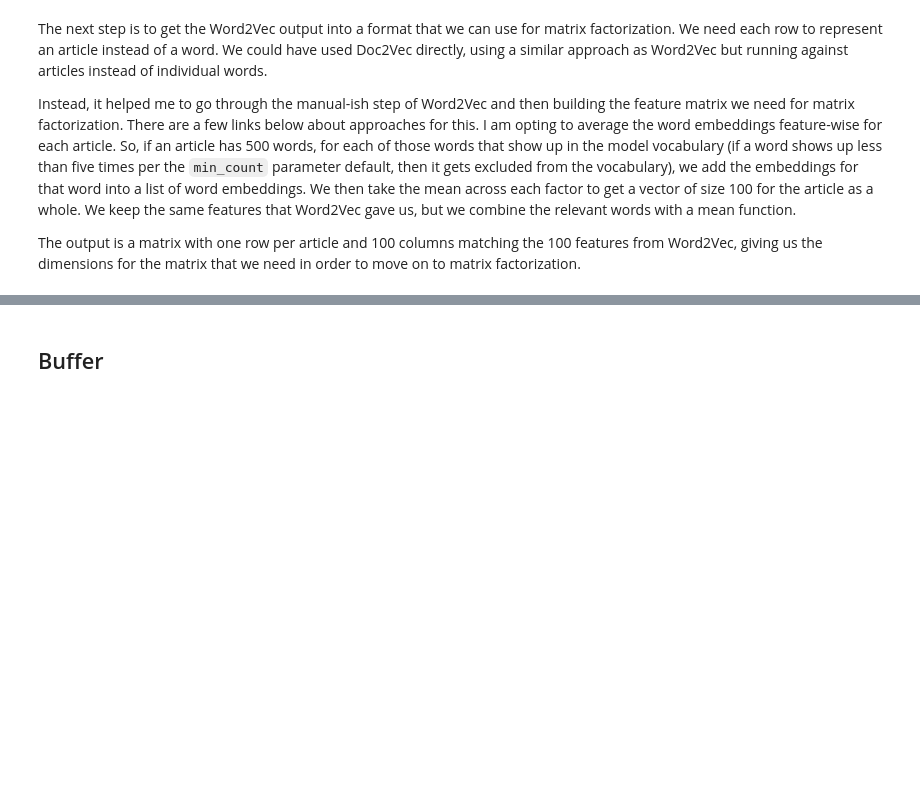
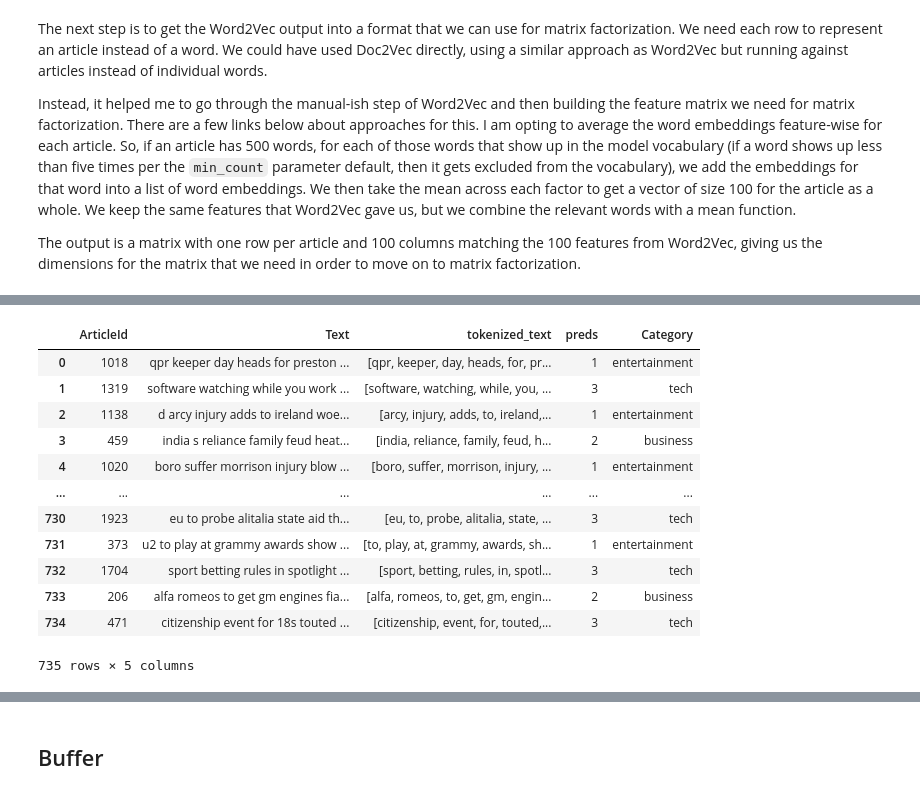
Before and after one commit to jhleakakos/msds-bbc-news-classification, a Jupyter notebook: classify_me_bbc.ipynb, the cells around one changed output, grey strips where cells are left out. Saved outputs shown, nothing was run; the diff lists cells and outputs as text; code cells hidden in the pictures; blank space fills up the shorter version.

```diff
--- a/classify_me_bbc.ipynb
+++ b/classify_me_bbc.ipynb
@@ -350,0 +484,53 @@ Name: 1833, Length: 100, dtype: float32
+# %%
+df_test = pd.read_csv('./data/BBC News Test.csv')
+df_test['tokenized_text'] = df_test['Text'].apply(simple_preprocess)
+
+article_embeddings_test = []
+for article in df_test['tokenized_text']:
+    word_embedding_vectors = []
+    for word in article:
+        if word in w2vmodel.wv.index_to_key:
+            word_embedding_vectors.append(w2vmodel.wv[word])
+    article_embeddings_test.append(np.mean(word_embedding_vectors, axis=0))
+
+df_article_embeddings_test = pd.DataFrame(article_embeddings_test, index=df_test['ArticleId'])
+
+U_test = svd.transform(df_article_embeddings_test)
+
+preds_test = pd.DataFrame(
+    km.predict(U_test)
+    , columns=['preds']
+)
+df_with_preds_test = pd.concat([
+    df_test.reset_index(drop=True)
+    , preds_test
+    ], axis=1
+)
+
+preds_labels_test = [label_order[pred] for pred in df_with_preds_test['preds']]
+df_preds_labels_test = pd.DataFrame(
+    preds_labels_test
+    , columns=['Category']
+)
+
+df_final_test = pd.concat([
+    df_with_preds_test
+    , df_preds_labels_test
+    ], axis=1
+)
+
+df_final_test
+# %% [output]
+|  | ArticleId | Text | tokenized_text | preds | Category |
+| 0 | 1018 | qpr keeper day heads for preston ... | [qpr, keeper, day, heads, for, pr... | 1 | entertainment |
+| 1 | 1319 | software watching while you work ... | [software, watching, while, you, ... | 3 | tech |
+| 2 | 1138 | d arcy injury adds to ireland woe... | [arcy, injury, adds, to, ireland,... | 1 | entertainment |
+| 3 | 459 | india s reliance family feud heat... | [india, reliance, family, feud, h... | 2 | business |
+| 4 | 1020 | boro suffer morrison injury blow ... | [boro, suffer, morrison, injury, ... | 1 | entertainment |
+| ... | ... | ... | ... | ... | ... |
+| 730 | 1923 | eu to probe alitalia state aid th... | [eu, to, probe, alitalia, state, ... | 3 | tech |
+| 731 | 373 | u2 to play at grammy awards show ... | [to, play, at, grammy, awards, sh... | 1 | entertainment |
+| 732 | 1704 | sport betting rules in spotlight ... | [sport, betting, rules, in, spotl... | 3 | tech |
+| 733 | 206 | alfa romeos to get gm engines fia... | [alfa, romeos, to, get, gm, engin... | 2 | business |
+| 734 | 471 | citizenship event for 18s touted ... | [citizenship, event, for, touted,... | 3 | tech |
+735 rows × 5 columns
```
Also changed, not shown: parts of 24 cells of this notebook.
